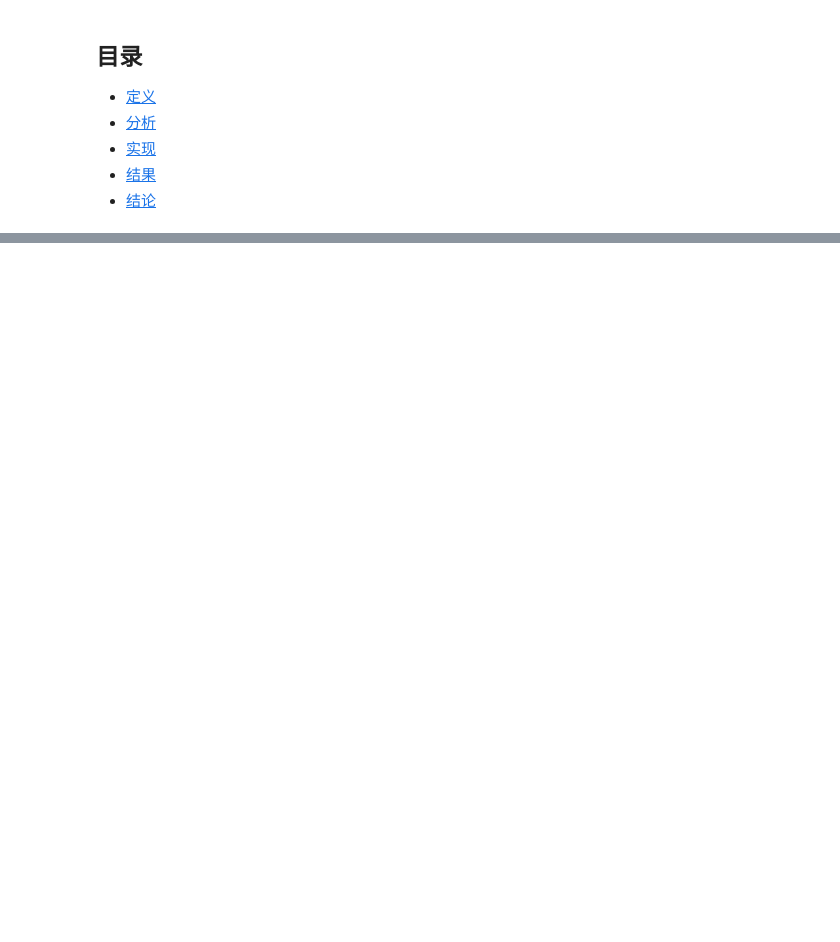
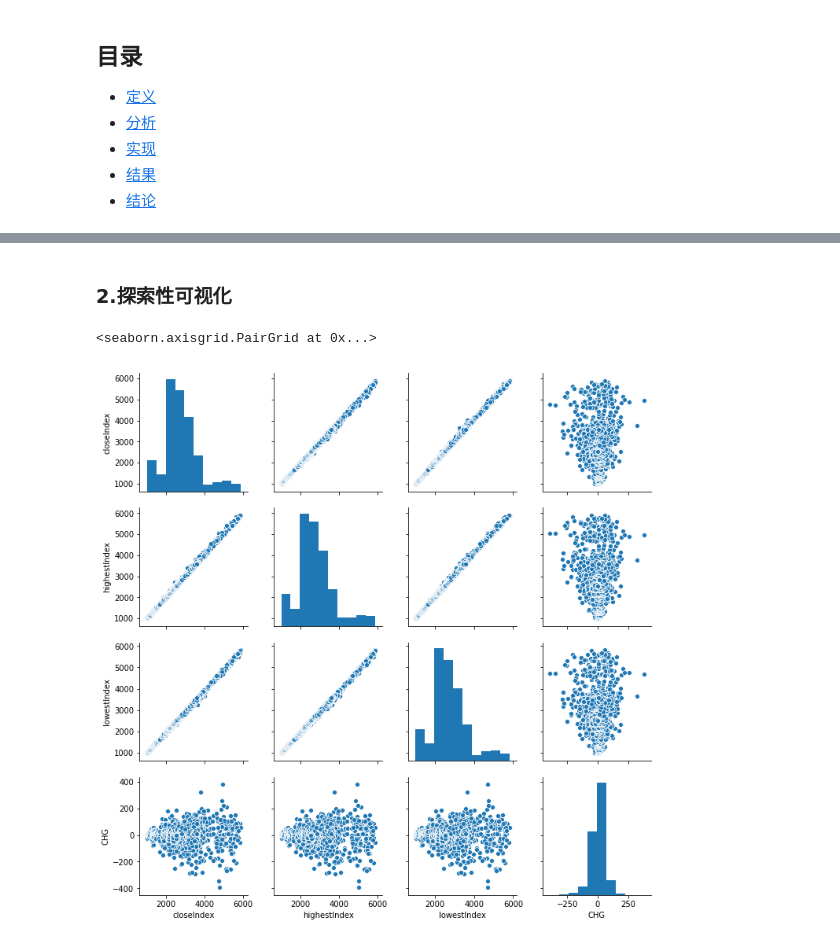
Before and after one commit to hanyang7427/stock-predict, a Jupyter notebook: AIPND Capstone Template.ipynb, the cells around one changed output, grey strips where cells are left out. Cells and saved outputs as stored; diff of their text form; code cells hidden in the pictures; blank space fills up the shorter version.

```diff
--- a/AIPND Capstone Template.ipynb
+++ b/AIPND Capstone Template.ipynb
@@ -192,0 +51,5 @@
+# %%
+import numpy as np
+import pandas as pd
+df = pd.read_csv('data.csv')
+df.head()
@@ -192,0 +63,8 @@
+# %%
+# 保留感兴趣的列
+# tradeDate:交易日期
+# colseIndex:收盘价
+# highestIndex:当日最高
+# lowestIndex:当日最低
+# CHG:涨跌
+df = df[['tradeDate','closeIndex','highestIndex','lowestIndex','CHG']]
@@ -192,0 +95,10 @@
+# %% [markdown]
+### 2.探索性可视化
+# %%
+%matplotlib inline
+import seaborn as sns
+sns.pairplot(df)
+# 收盘指数当日最高指数和当日最低指数有着很强的线性正相关关系，存在严重的多重共线性，但他们与指数的涨跌相关性很弱
+# %% [output]
+<seaborn.axisgrid.PairGrid at 0x...>
+[figure, added]
```
Also changed, not shown: parts of 38 cells of this notebook.
